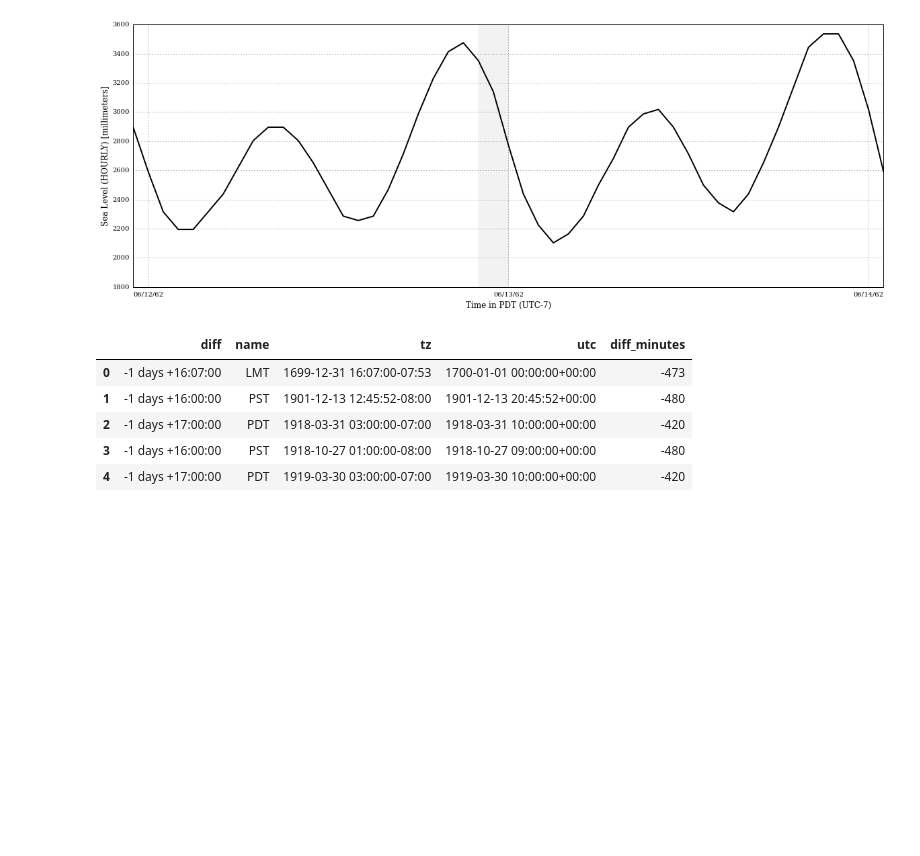
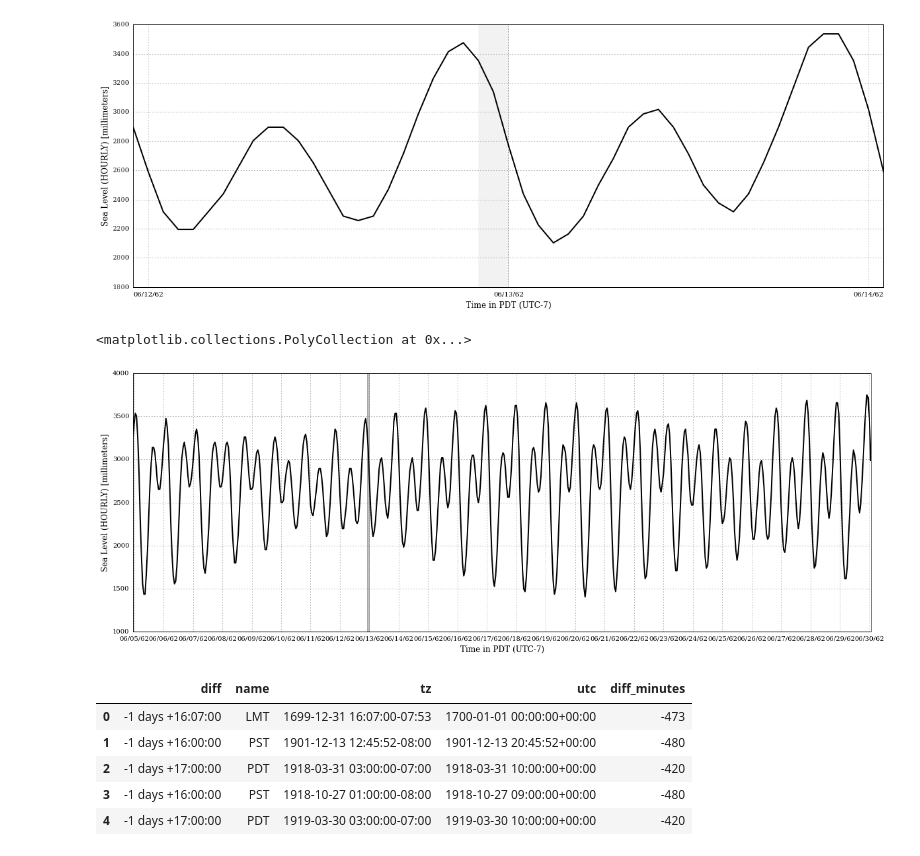
Before and after one commit to SiggyF/notebooks, a Jupyter notebook: sfo.ipynb, the cells around one changed output. Saved outputs shown, nothing was run; the diff lists cells and outputs as text; code cells hidden in the pictures; blank space fills up the shorter version.

Commit message:
spring neap example

```diff
--- a/sfo.ipynb
+++ b/sfo.ipynb
@@ -74,6 +74,29 @@ ax.fill_betweenx([1800, 3600], pacific.localize(datetime.datetime(1962,6,12,22,0
 plt.savefig('tide.pdf')
 # %% [output]
 [figure]
+# %%
+# spring/neap
+index = np.logical_and(
+    t_utc >= pacific.localize(datetime.datetime(1962, 6,4,23)),
+    t_utc < pacific.localize(datetime.datetime(1962, 6, 30,1))
+)
+fig, ax = plt.subplots(figsize=(20,7))
+ax.plot(t[index], z[index], linewidth=2)
+ax.set_xlabel('Time in PDT (UTC-7)')
+name = ds.variables['sea_surface_height_above_reference_level'].long_name
+unit = ds.variables['sea_surface_height_above_reference_level'].units
+ax.set_ylabel('%s [%s]' % (name, unit))
+ax.xaxis.set_ticks([], minor=True)
+
+ax.xaxis.set_major_formatter(matplotlib.dates.DateFormatter('%D', tz=pacific))
+ax.xaxis.set_major_locator(matplotlib.dates.DayLocator(tz=pacific))
+ax.xaxis.set_minor_locator(matplotlib.dates.HourLocator(tz=pacific))
+ax.fill_betweenx([1000, 4000],
+                 pacific.localize(datetime.datetime(1962,6,12,22,0)),
+                 pacific.localize(datetime.datetime(1962,6,13,0,0)), alpha=0.5)
+# %% [output]
+<matplotlib.collections.PolyCollection at 0x...>
+[figure, added]
 # %%
 # Create an overview of timezones in 1962
 
```
